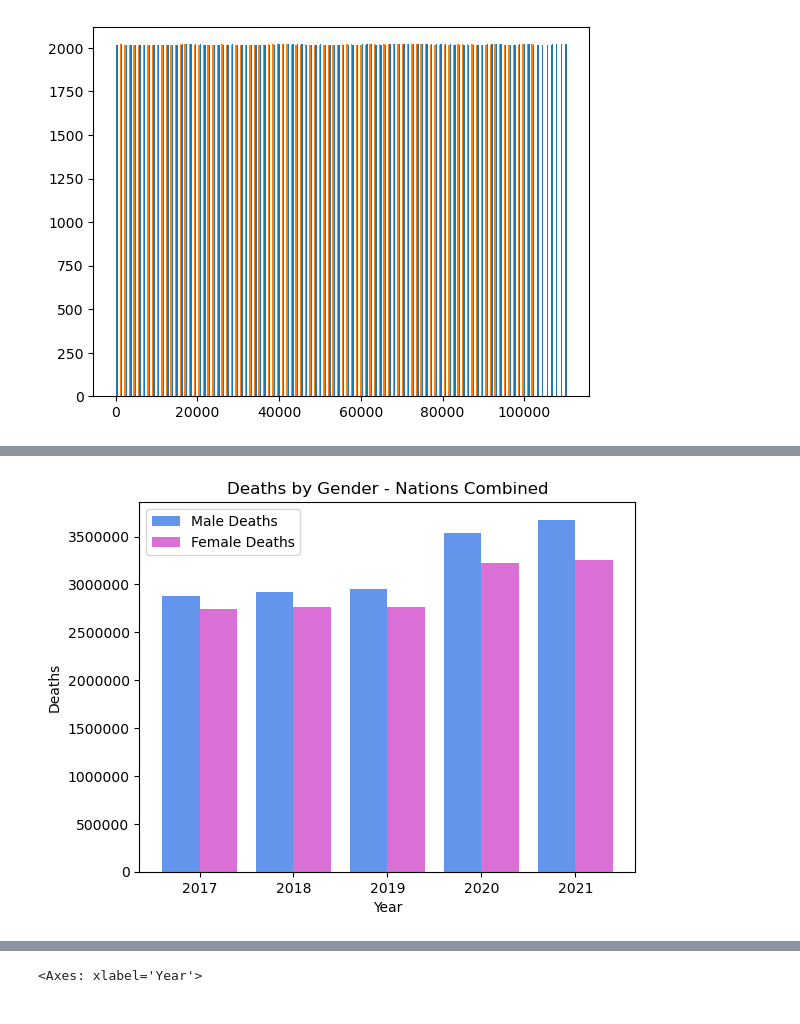
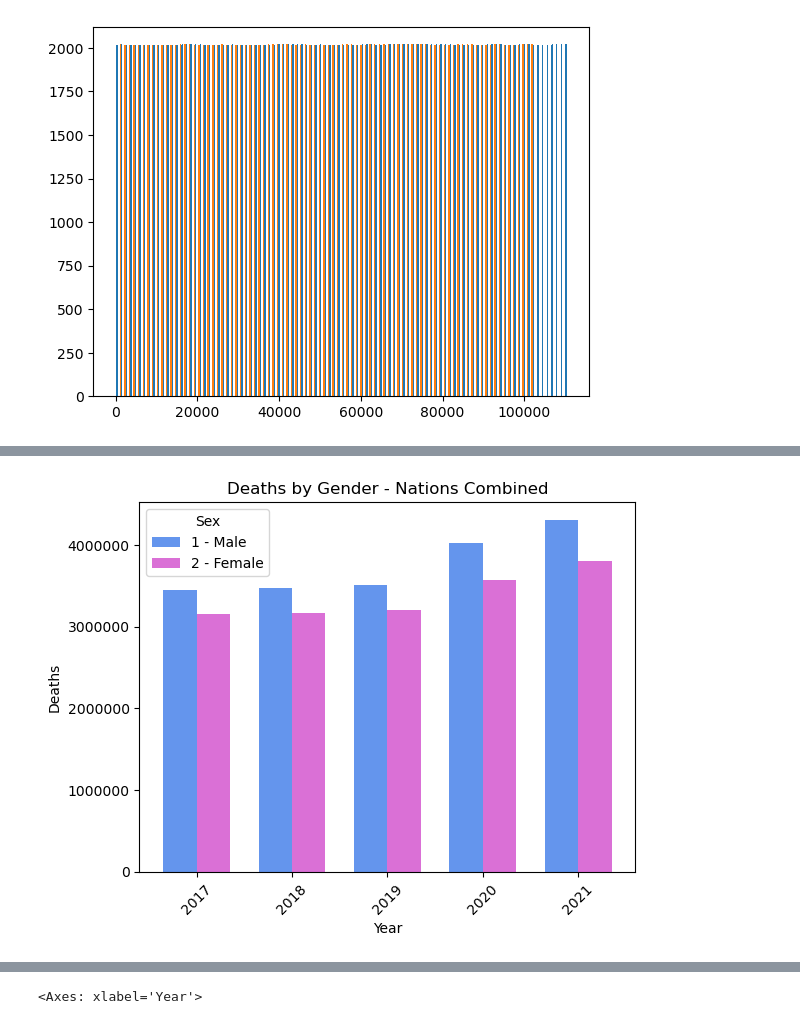
Before and after one commit to ShylaTatum/Group-Project-1, a Jupyter notebook: WHO_vizualizations.ipynb, the cells around one changed output, grey strips where cells are left out. Cells and saved outputs as stored; diff of their text form; code cells hidden in the pictures.

```diff
--- a/WHO_vizualizations.ipynb
+++ b/WHO_vizualizations.ipynb
@@ -15,3 +15,6 @@ WHO_df.head()
 | 2 | 2017 | 4160 | Iceland | Northern Europe | 1 - Male | A08 | Infectious and parasitic diseases | 103 | ... |
 | 3 | 2017 | 4160 | Iceland | Northern Europe | 1 - Male | A32 | Infectious and parasitic diseases | 103 | ... |
 | 4 | 2017 | 4160 | Iceland | Northern Europe | 1 - Male | A41 | Infectious and parasitic diseases | 103 | ... |
+# %%
+WHO_df = WHO_df[WHO_df["ICD Code"] != "AAA"]
+WHO_df.value_counts("ICD Code").head(20)
@@ -40,10 +61,11 @@ plt.show()
 #create a dataset that does not have the Unspecified Gender
 
 Boolean_Who = WHO_df[(WHO_df["Sex"]=="1 - Male") | (WHO_df["Sex"]=="2 - Female")]
-WHO_group = Boolean_Who.groupby(["Year", "Sex", "Country Name"]).sum()
-WHO_group = WHO_group.reset_index()
+WHO_group = Boolean_Who.groupby(["Year", "Sex"])["Deaths: All Ages"].sum()
+#WHO_group = WHO_group.reset_index()
 
 #visual verification of data
 display(WHO_group.value_counts("Country Name"))
 display(WHO_group.value_counts("Sex"))
+display(WHO_group)
 # %% [output]
@@ -96,19 +136,22 @@ plt.show()
 # %%
 #Create visual to compare Male and Female deaths by year side by side
-year = WHO_group.loc[(WHO_group["Sex"]=="1 - Male"), "Year"]
-year2 = WHO_group.loc[(WHO_group["Sex"]=="2 - Female"), "Year"]
 
-male_deaths = WHO_group.loc[(WHO_group["Sex"]=="1 - Male"), "Deaths: All Ages"]
-female_deaths = WHO_group.loc[(WHO_group["Sex"]=="2 - Female"), "Deaths: All Ages"]
+#year = WHO_group.loc[(WHO_group["Sex"]=="1 - Male"), "Year"]
+#year2 = WHO_group.loc[(WHO_group["Sex"]=="2 - Female"), "Year"]
 
-plt.bar(year -0.2, male_deaths, width=0.4,color='cornflowerblue', label = "Male Deaths")
-plt.bar(year2 +0.2, female_deaths, width=0.4, color='orchid', label ="Female Deaths")
+#male_deaths = WHO_group.loc[(WHO_group["Sex"]=="1 - Male"), "Deaths: All Ages"]
+#female_deaths = WHO_group.loc[(WHO_group["Sex"]=="2 - Female"), "Deaths: All Ages"]
+
+#plt.bar(year -0.2, male_deaths, width=0.4,color='cornflowerblue', label = "Male Deaths")
+#plt.bar(year2 +0.2, female_deaths, width=0.4, color='orchid', label ="Female Deaths")
+
+WHO_group.unstack().plot(kind="bar", color=["cornflowerblue", "orchid"], width=0.7)
+plt.xticks(rotation=45)
 plt.xlabel("Year")
 plt.ylabel("Deaths")
-plt.legend()
 plt.title("Deaths by Gender - Nations Combined")
-plt.ticklabel_format(style="plain")
+plt.ticklabel_format(style="plain", axis="y")
 
 plt.show()
 # %% [output]
-[figure, old version]
+[figure, new version]
```
Also changed, not shown: parts of 8 cells of this notebook.
